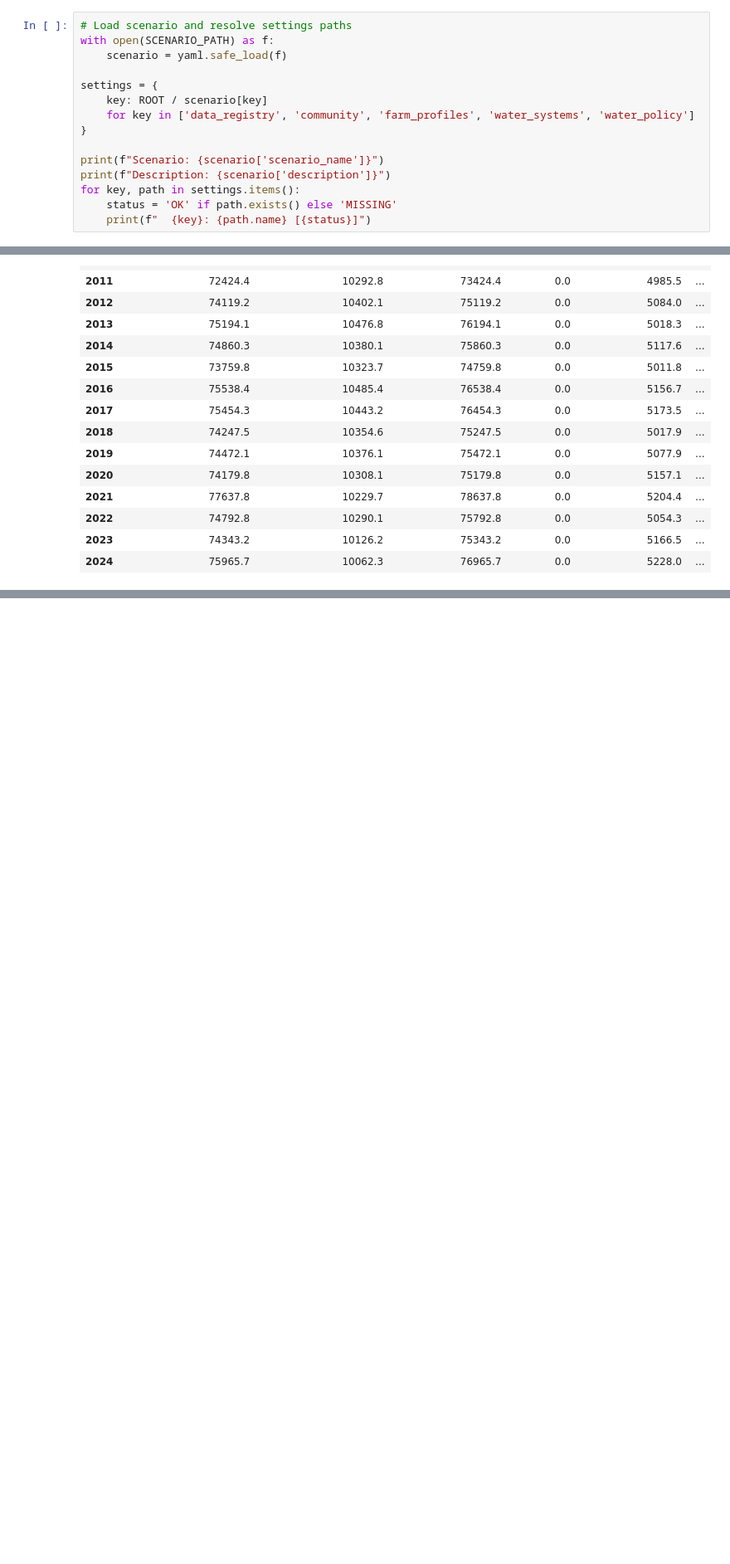
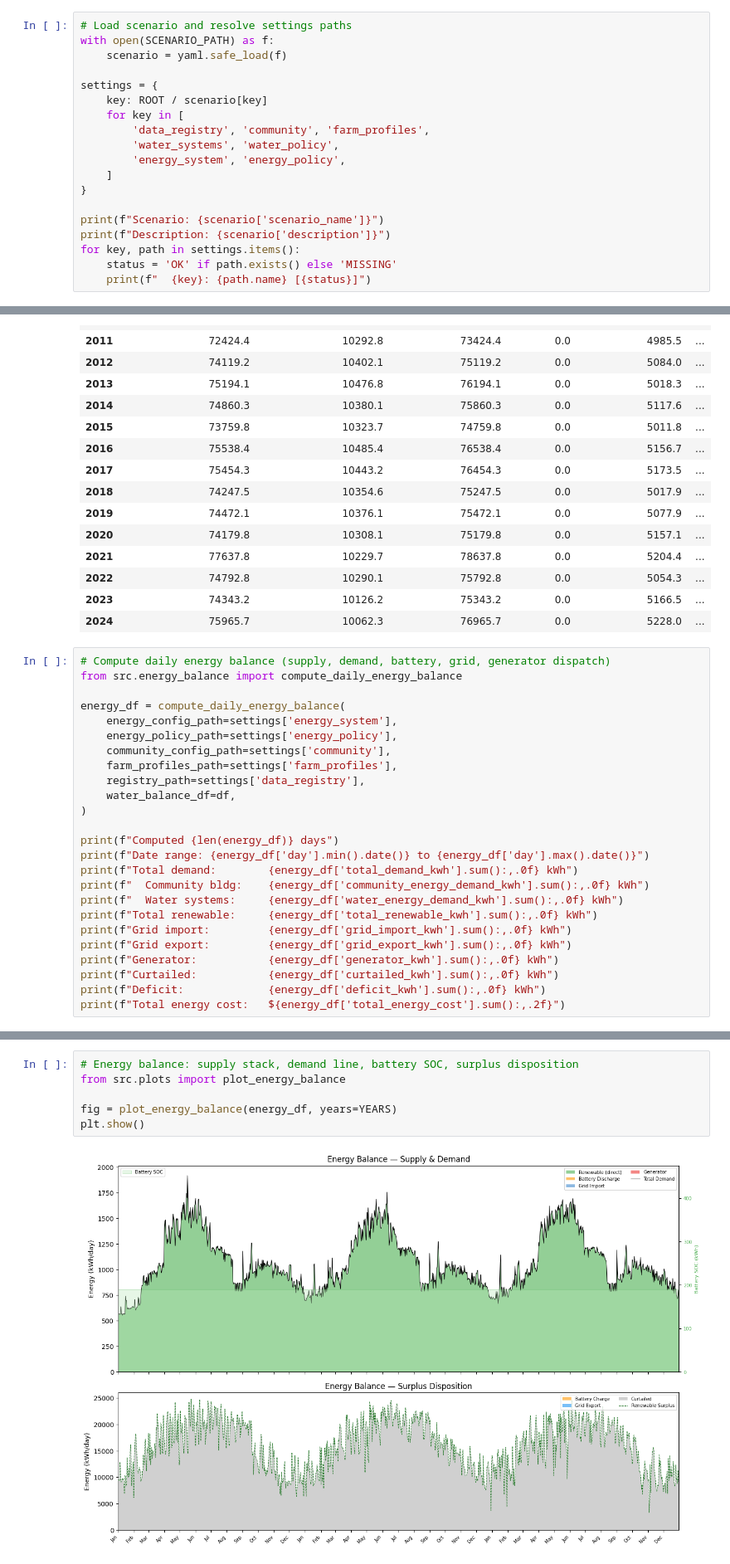
Before and after one commit to dpbirge/community-agri-pv, a Jupyter notebook: notebooks/simulation.ipynb, the cells around one changed output, grey strips where cells are left out. Shown at 83% size. Drawn from its saved outputs; the diff is of its cells as text; blank space fills up the shorter version.

```diff
--- a/notebooks/simulation.ipynb
+++ b/notebooks/simulation.ipynb
@@ -19,7 +19,11 @@ with open(SCENARIO_PATH) as f:
 
 settings = {
     key: ROOT / scenario[key]
-    for key in ['data_registry', 'community', 'farm_profiles', 'water_systems', 'water_policy']
+    for key in [
+        'data_registry', 'community', 'farm_profiles',
+        'water_systems', 'water_policy',
+        'energy_system', 'energy_policy',
+    ]
 }
 
 print(f"Scenario: {scenario['scenario_name']}")
@@ -166,3 +172,28 @@ annual
 | 2022 | 74792.8 | 10290.1 | 75792.8 | 0.0 | 5054.3 | ... |
 | 2023 | 74343.2 | 10126.2 | 75343.2 | 0.0 | 5166.5 | ... |
 | 2024 | 75965.7 | 10062.3 | 76965.7 | 0.0 | 5228.0 | ... |
+# %%
+# Compute daily energy balance (supply, demand, battery, grid, generator dispatch)
+from src.energy_balance import compute_daily_energy_balance
+
+energy_df = compute_daily_energy_balance(
+    energy_config_path=settings['energy_system'],
+    energy_policy_path=settings['energy_policy'],
+    community_config_path=settings['community'],
+    farm_profiles_path=settings['farm_profiles'],
+    registry_path=settings['data_registry'],
+    water_balance_df=df,
+)
+
+print(f"Computed {len(energy_df)} days")
+print(f"Date range: {energy_df['day'].min().date()} to {energy_df['day'].max().date()}")
+print(f"Total demand:        {energy_df['total_demand_kwh'].sum():,.0f} kWh")
+print(f"  Community bldg:    {energy_df['community_energy_demand_kwh'].sum():,.0f} kWh")
+print(f"  Water systems:     {energy_df['water_energy_demand_kwh'].sum():,.0f} kWh")
+print(f"Total renewable:     {energy_df['total_renewable_kwh'].sum():,.0f} kWh")
+print(f"Grid import:         {energy_df['grid_import_kwh'].sum():,.0f} kWh")
+print(f"Grid export:         {energy_df['grid_export_kwh'].sum():,.0f} kWh")
+print(f"Generator:           {energy_df['generator_kwh'].sum():,.0f} kWh")
+print(f"Curtailed:           {energy_df['curtailed_kwh'].sum():,.0f} kWh")
+print(f"Deficit:             {energy_df['deficit_kwh'].sum():,.0f} kWh")
+print(f"Total energy cost:   ${energy_df['total_energy_cost'].sum():,.2f}")
@@ -168,0 +221,8 @@ annual
+# %%
+# Energy balance: supply stack, demand line, battery SOC, surplus disposition
+from src.plots import plot_energy_balance
+
+fig = plot_energy_balance(energy_df, years=YEARS)
+plt.show()
+# %% [output]
+[figure, added]
```
Also changed, not shown: parts of 4 cells of this notebook, 3 other files.
